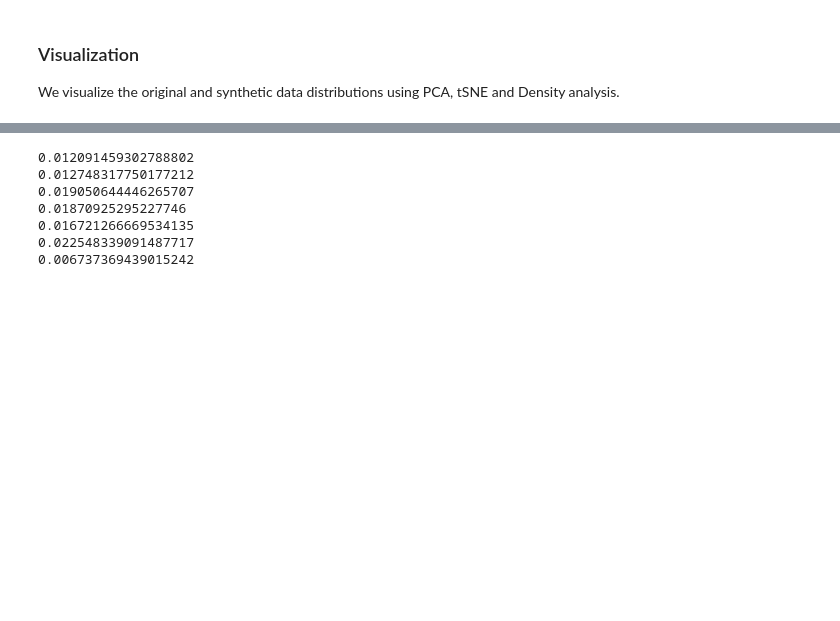
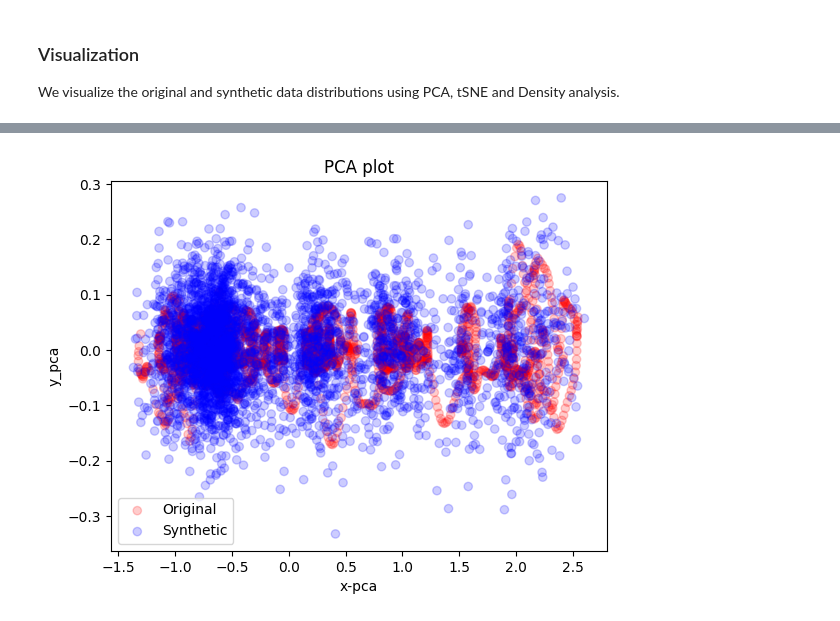
Before and after one commit to LucaGeminiani00/Diffusion-Distillation-WL, a Jupyter notebook: Diffusion_Wavelet_Colab.ipynb, the cells around one changed output, grey strips where cells are left out. Saved outputs shown, nothing was run; the diff lists cells and outputs as text; code cells hidden in the pictures; blank space fills up the shorter version.

```diff
--- a/Diffusion_Wavelet_Colab.ipynb
+++ b/Diffusion_Wavelet_Colab.ipynb
@@ -356,12 +290,12 @@ def calc_correlation(actual, predic):
-# %%
-for sample in fake_samples:
-  cl = calc_correlation(ori_data,sample)
-  print(cl)
-# %% [output]
-0.012091459302788802
-0.012748317750177212
-0.019050644446265707
-0.01870925295227746
-0.016721266669534135
-0.022548339091487717
-0.006737369439015242
+# %%
+ory = torch.from_numpy(ori_data).to(torch.float32).to(teacher.device)
+
+b, c, n, device, feature_size, = *ory.shape, ory.device, teacher.model.feature_size
+# Aggregate data: mean of all hours for each day for a specific feature
+t = torch.full((b,), 50, device=device, dtype=torch.long)
+fk = teacher.model.q_sample(ory, t=t, noise=None)
+noised = fk.detach().cpu().numpy()
+
+visualization(ori_data=ori_data, generated_data=noised, analysis='pca', compare=ori_data.shape[0])
+# %% [output]
+[figure, added]
```
Also changed, not shown: parts of 46 cells of this notebook.
